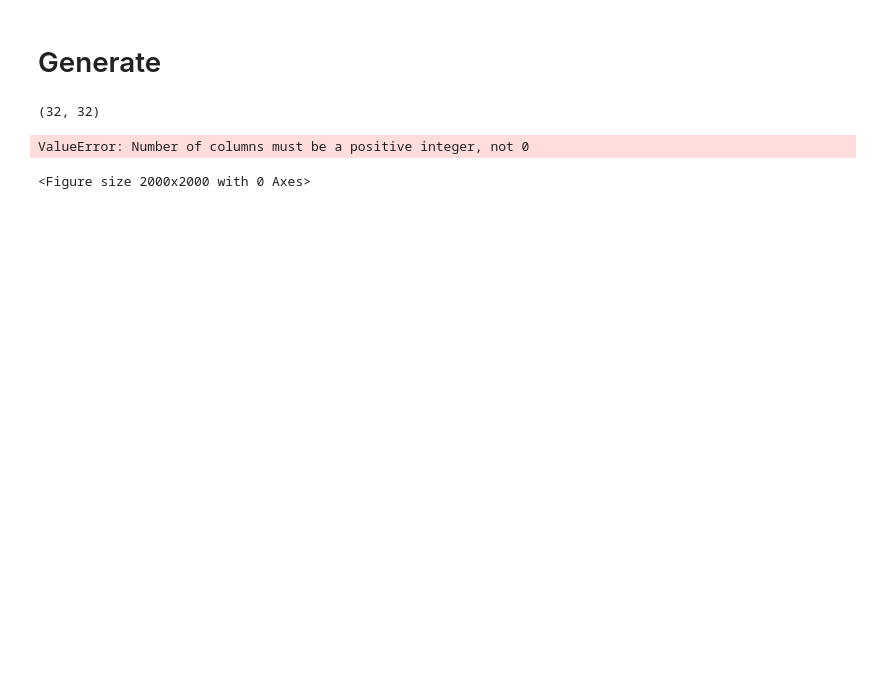
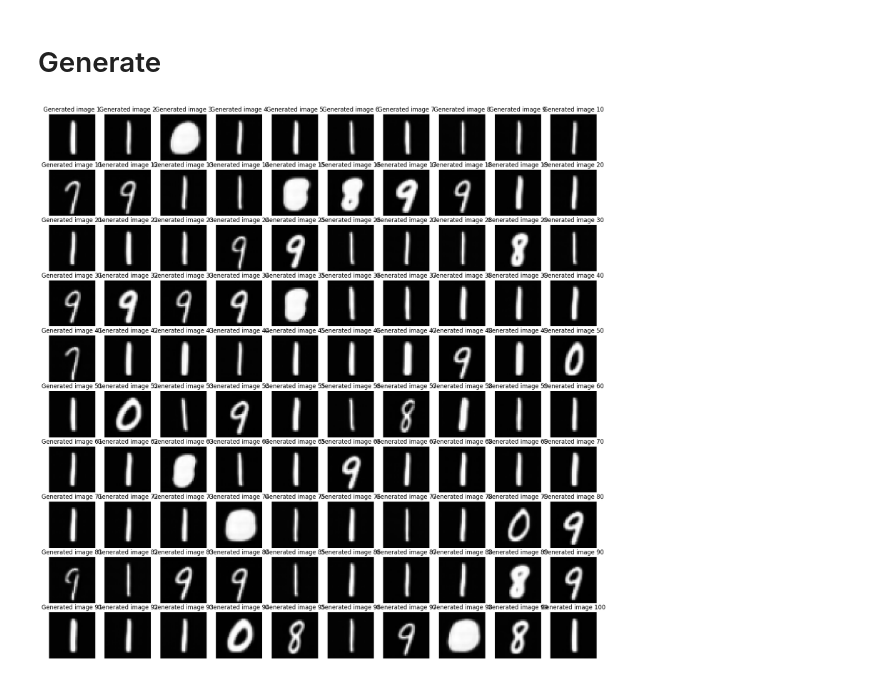
Before and after one commit to varunchitturi/ese-2000-labs, a Jupyter notebook: Lab 7/Lab_7.ipynb, the cells around one changed output. Saved outputs shown, nothing was run; the diff lists cells and outputs as text; code cells hidden in the pictures; blank space fills up the shorter version.

```diff
--- a/Lab 7/Lab_7.ipynb
+++ b/Lab 7/Lab_7.ipynb
@@ -232,17 +244,15 @@ Average test loss: 0.3499758690595627
 # %% [markdown]
 # Generate
 # %%
-generated_images = generate_images(1)
+generated_images = generate_images(100)
 # %%
 # Visualize the output
-fig, axes = plt.subplots(nrows=10, ncols=int(num_images/10), figsize=(20, 20))
+fig, axes = plt.subplots(nrows=10, ncols=10, figsize=(20, 20))
 for idx, ax in enumerate(axes.flatten()):
     ax.imshow(generated_images[idx], cmap='gray')
     ax.axis('off')
     ax.set_title(f'Generated image {idx + 1}')
 plt.show()
 # %% [output]
-(32, 32)
-ValueError: Number of columns must be a positive integer, not 0
-<Figure size 2000x2000 with 0 Axes>
+[figure, added]
 # %%
```
Also changed, not shown: parts of 5 cells of this notebook.
